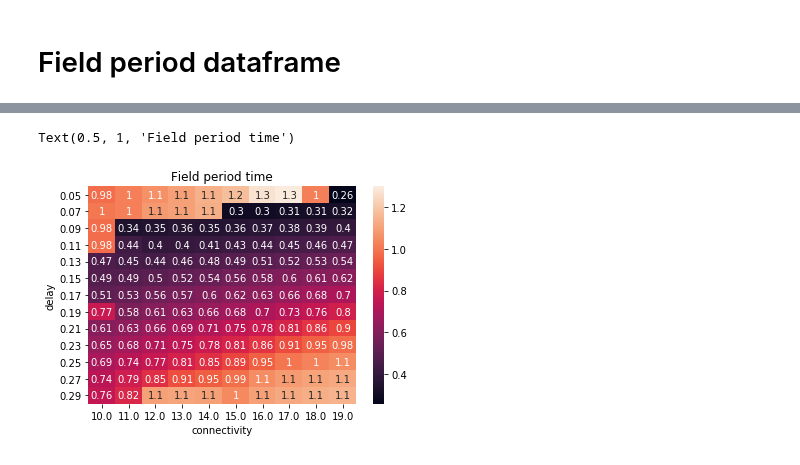
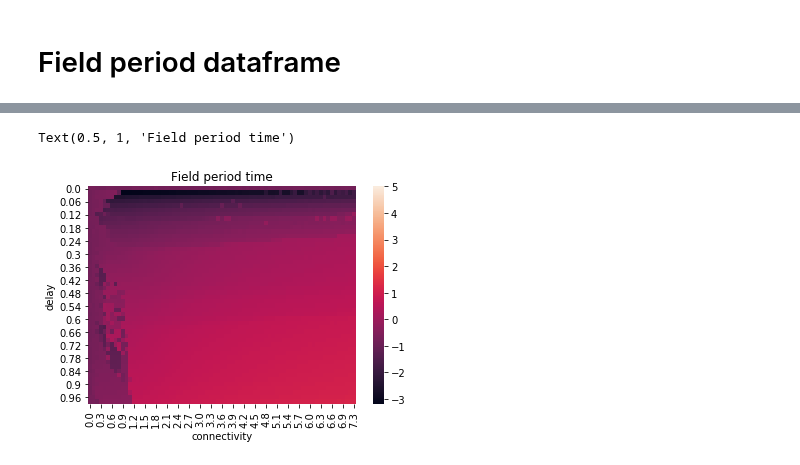
Before and after one commit to mmehrani/master_thesis, a Jupyter notebook: scripts/all_neurons_model_in_one_place/drawing_grid_of_phase_space.ipynb, the cells around one changed output, grey strips where cells are left out. Cells and saved outputs as stored; diff of their text form; code cells hidden in the pictures.

```diff
--- a/scripts/all_neurons_model_in_one_place/drawing_grid_of_phase_space.ipynb
+++ b/scripts/all_neurons_model_in_one_place/drawing_grid_of_phase_space.ipynb
@@ -6,17 +6,18 @@ import pandas as pd
 import seaborn as sns
 # from tqdm import
 # %%
-connectivity_min, connectivity_max = 10,65
-# random_input_span = (1.2,2.8)
-random_input_span = (9.5,13.5)
-total_time = 100
+connectivity_min, connectivity_max = 0,65
+random_input_span = (1.2,2.8)
+# random_input_span = (9.5,13.5)
+total_time = 1000
 alpha = 20
 alpha_folder = 'alpha_' + str(alpha)
 
 current_models = ['IF','Rotational']
-neuron_model = current_models[1]
+neuron_model = current_models[0]
 
 model_folder_name = neuron_model+'_ensembles'
+version = ''
 # %% [markdown]
 # Capture related ensembles
 # %%
@@ -24,7 +25,7 @@ def list_folders_in_path(path):
     return [ name for name in os.listdir( path ) if os.path.isdir( os.path.join(path, name) ) ]
 # %%
 num_neurons = 10000
-target_networks_name = 'N{}_T{}_I{}_{}'.format(num_neurons,total_time,random_input_span[0],random_input_span[1])
+target_networks_name = 'N{}_T{}_I{}_{}'.format(num_neurons,total_time,random_input_span[0],random_input_span[1]) + version
 target_path = os.path.join(model_folder_name,target_networks_name)
 all_g_folders = list_folders_in_path(target_path)
 desired_g_folders = all_g_folders
@@ -142,9 +158,9 @@ field_period_table
 # %%
-ax_field_period = sns.heatmap(field_period_table.abs(), annot=True)
-ax_field_period.set_title('Field period time')
+ax_field_period = sns.heatmap(np.log(field_period_table.abs()), annot=False, vmax = 5)
+ax_field_period.set_title('Logarithm of field period time')
 # %% [output]
 Text(0.5, 1, 'Field period time')
-[figure, old version]
+[figure, new version]
 # %%
 max_intensity_table = dict_to_dataframe(field_max_intensity_mod_glossary_dict)
 max_intensity_table
```
Also changed, not shown: parts of 10 cells of this notebook, 8 other files.
